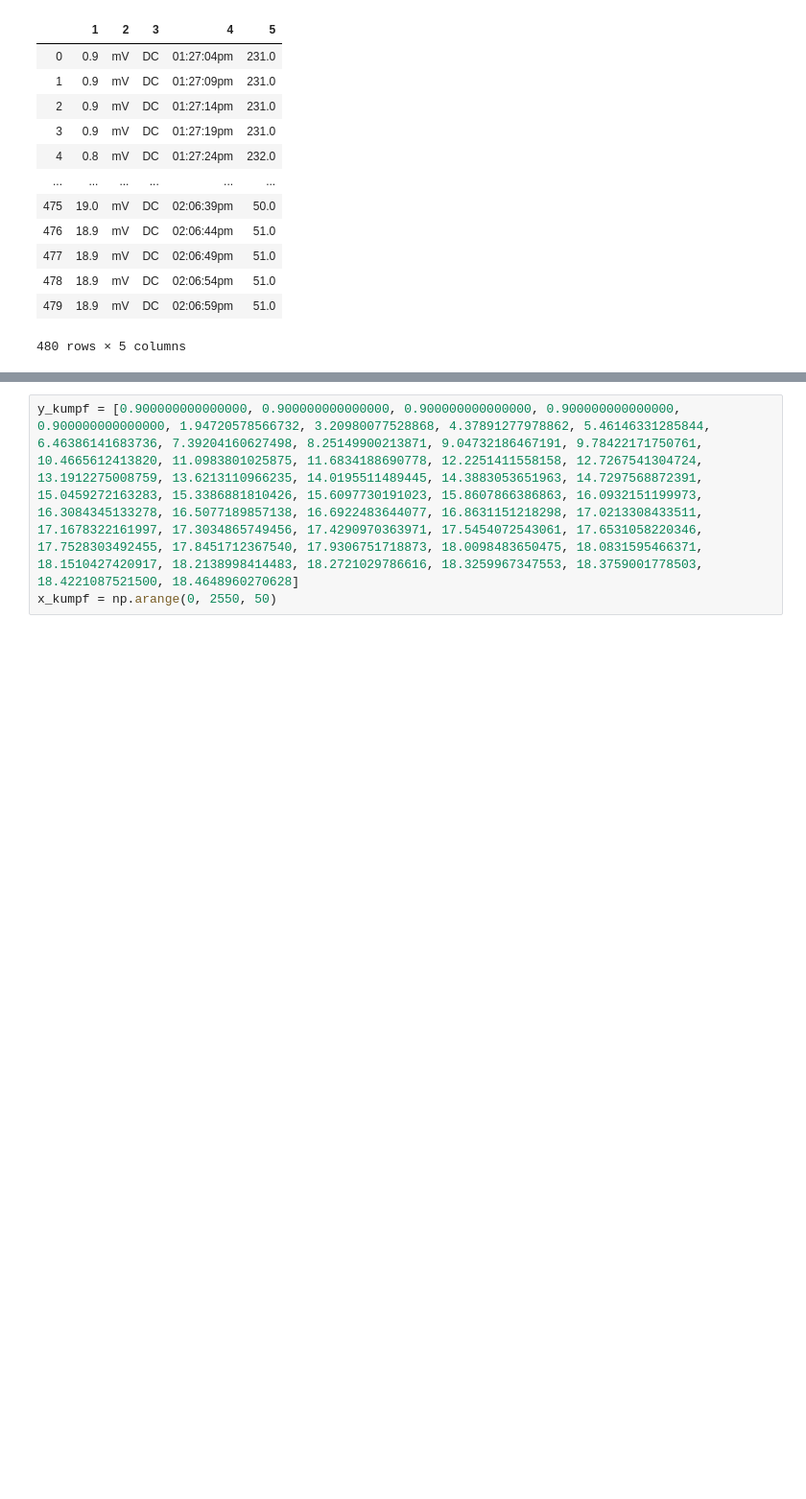
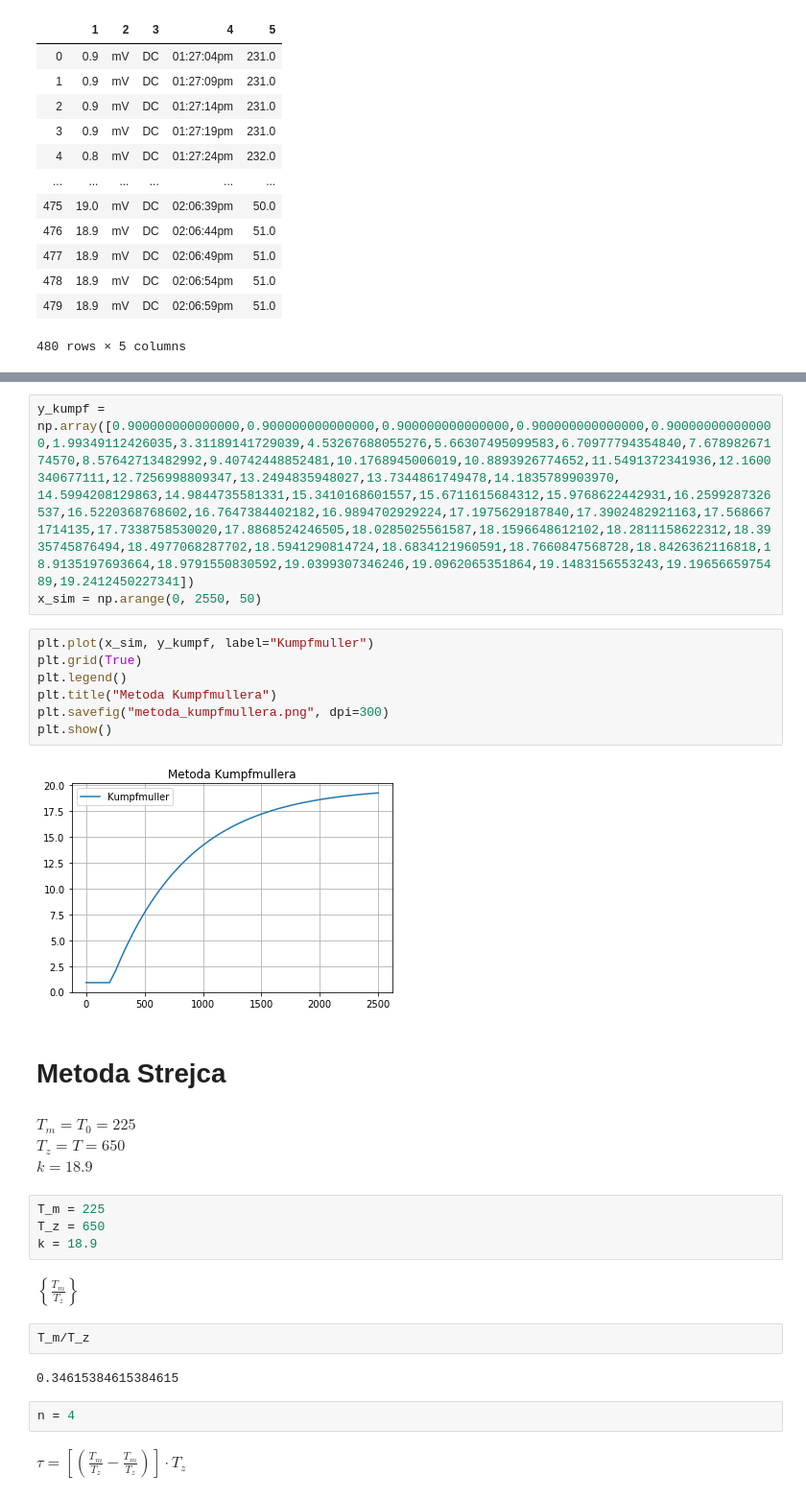
Before and after one commit to John15321/UOA, a Jupyter notebook: CW1/oesu.ipynb, the cells around one changed output, grey strips where cells are left out. Shown: that part at 96% size. Saved outputs shown, nothing was run; the diff lists cells and outputs as text; blank space fills up the shorter version.

```diff
--- a/CW1/oesu.ipynb
+++ b/CW1/oesu.ipynb
@@ -100,3 +94,42 @@ plt.show()
 # %%
-y_kumpf = [0.900000000000000, 0.900000000000000, 0.900000000000000, 0.900000000000000, 0.900000000000000, 1.94720578566732, 3.20980077528868, 4.37891277978862, 5.46146331285844, 6.46386141683736, 7.39204160627498, 8.25149900213871, 9.04732186467191, 9.78422171750761, 10.4665612413820, 11.0983801025875, 11.6834188690778, 12.2251411558158, 12.7267541304724, 13.1912275008759, 13.6213110966235, 14.0195511489445, 14.3883053651963, 14.7297568872391, 15.0459272163283, 15.3386881810426, 15.6097730191023, 15.8607866386863, 16.0932151199973, 16.3084345133278, 16.5077189857138, 16.6922483644077, 16.8631151218298, 17.0213308433511, 17.1678322161997, 17.3034865749456, 17.4290970363971, 17.5454072543061, 17.6531058220346, 17.7528303492455, 17.8451712367540, 17.9306751718873, 18.0098483650475, 18.0831595466371, 18.1510427420917, 18.2138998414483, 18.2721029786616, 18.3259967347553, 18.3759001778503, 18.4221087521500, 18.4648960270628]
-x_kumpf = np.arange(0, 2550, 50)
+y_kumpf = np.array([0.900000000000000,0.900000000000000,0.900000000000000,0.900000000000000,0.900000000000000,1.99349112426035,3.31189141729039,4.53267688055276,5.66307495099583,6.70977794354840,7.67898267174570,8.57642713482992,9.40742448852481,10.1768945006019,10.8893926774652,11.5491372341936,12.1600340677111,12.7256998809347,13.2494835948027,13.7344861749478,14.1835789903970,
+14.5994208129863,14.9844735581331,15.3410168601557,15.6711615684312,15.9768622442931,16.2599287326537,16.5220368768602,16.7647384402182,16.9894702929224,17.1975629187840,17.3902482921163,17.5686671714135,17.7338758530020,17.8868524246505,18.0285025561587,18.1596648612102,18.2811158622312,18.3935745876494,18.4977068287702,18.5941290814724,18.6834121960591,18.7660847568728,18.8426362116818,18.9135197693664,18.9791550830592,19.0399307346246,19.0962065351864,19.1483156553243,19.1965665975489,19.2412450227341])
+x_sim = np.arange(0, 2550, 50)
+# %%
+plt.plot(x_sim, y_kumpf, label="Kumpfmuller")
+plt.grid(True)
+plt.legend()
+plt.title("Metoda Kumpfmullera")
+plt.savefig("metoda_kumpfmullera.png", dpi=300)
+plt.show()
+# %% [output]
+[figure, added]
+# %% [markdown]
+# Metoda Strejca
+# %% [markdown]
+$T_{m}=T_{0}=225$
+$T_{z}=T=650$
+$k=18.9$
+# %%
+T_m = 225
+T_z = 650
+k = 18.9
+# %% [markdown]
+$\left\{\frac{T_{m}}{T_{z}}\right\}$
+# %%
+T_m/T_z
+# %% [output]
+0.34615384615384615
+# %%
+n = 4
+# %% [markdown]
+$\tau =
+\left[
+    \left(
+        \frac{T_{m}}{T_{z}}
+        -
+        \frac{T_{m}}{T_{z}}
+    \right)
+\right]
+\cdot
+T_{z}$
```
Also changed, not shown: parts of 10 cells of this notebook, 12 other files.
